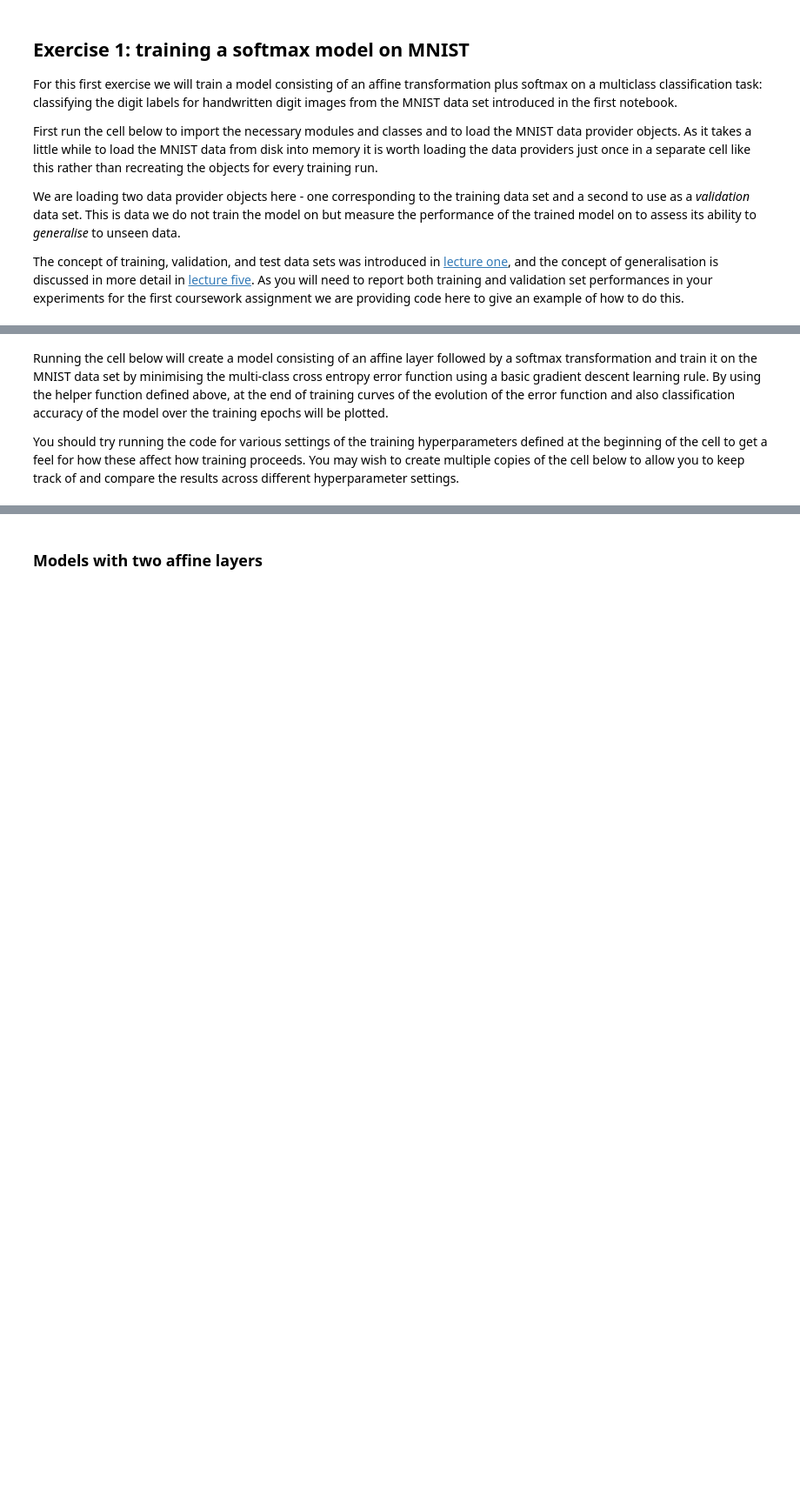
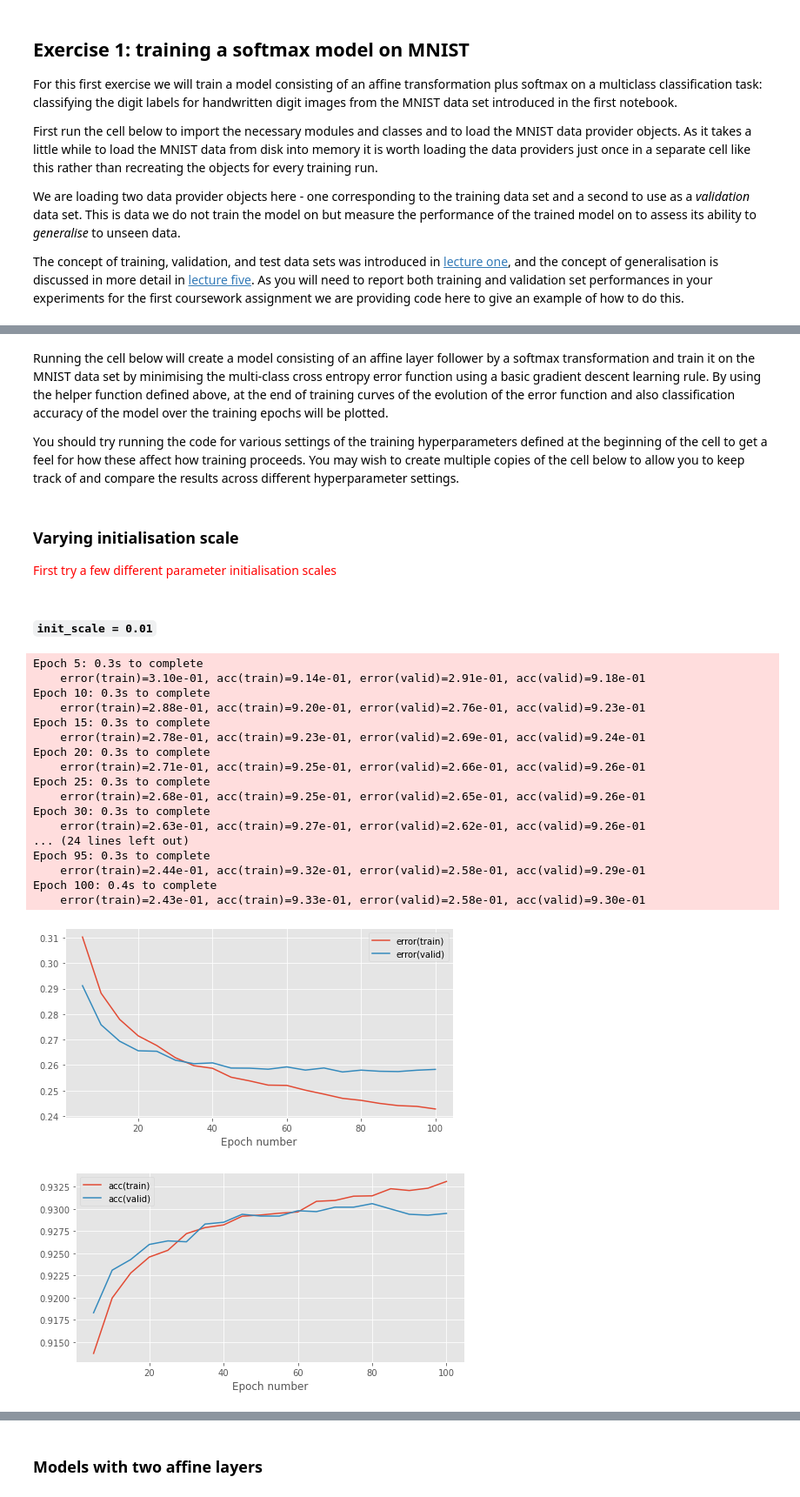
Before and after one commit to KareemAlaa2001/mlpractical-sem1, a Jupyter notebook: notebooks/03_Multiple_layer_models.ipynb, the cells around one changed output, grey strips where cells are left out. Shown at 87% size. Cells and saved outputs as stored; diff of their text form; code cells hidden in the pictures; blank space fills up the shorter version.

```diff
--- a/notebooks/03_Multiple_layer_models.ipynb
+++ b/notebooks/03_Multiple_layer_models.ipynb
@@ -205,7 +218,7 @@ def train_model_and_plot_stats(
 
     # Run the optimiser for 5 epochs (full passes through the training set)
     # printing statistics every epoch.
-    stats, keys, _ = optimiser.train(num_epochs=num_epochs, stats_interval=stats_interval)
+    stats, keys, run_time = optimiser.train(num_epochs=num_epochs, stats_interval=stats_interval)
 
     # Plot the change in the validation and training set error over training.
     fig_1 = plt.figure(figsize=(8, 4))
@@ -225,8 +238,70 @@ def train_model_and_plot_stats(
     ax_2.legend(loc=0)
     ax_2.set_xlabel('Epoch number')
 
-    return stats, keys, fig_1, ax_1, fig_2, ax_2
+    return stats, keys, run_time, fig_1, ax_1, fig_2, ax_2
 # %% [markdown]
-Running the cell below will create a model consisting of an affine layer followed by a softmax transformation and train it on the MNIST data set by minimising the multi-class cross entropy error function using a basic gradient descent learning rule. By using the helper function defined above, at the end of training curves of the evolution of the error function and also classification accuracy of the model over the training epochs will be plotted.
+Running the cell below will create a model consisting of an affine layer follower by a softmax transformation and train it on the MNIST data set by minimising the multi-class cross entropy error function using a basic gradient descent learning rule. By using the helper function defined above, at the end of training curves of the evolution of the error function and also classification accuracy of the model over the training epochs will be plotted.
 
 You should try running the code for various settings of the training hyperparameters defined at the beginning of the cell to get a feel for how these affect how training proceeds. You may wish to create multiple copies of the cell below to allow you to keep track of and compare the results across different hyperparameter settings.
+# %% [markdown]
+### Varying initialisation scale
+
+<span style="color:red">First try a few different parameter initialisation scales</span>
+# %% [markdown]
+#### `init_scale = 0.01`
+# %%
+# Set training run hyperparameters
+batch_size = 100  # number of data points in a batch
+init_scale = 0.01  # scale for random parameter initialisation
+learning_rate = 0.1  # learning rate for gradient descent
+num_epochs = 100  # number of training epochs to perform
+stats_interval = 5  # epoch interval between recording and printing stats
+
+# Reset random number generator and data provider states on each run
+# to ensure reproducibility of results
+rng.seed(seed)
+train_data.reset()
+valid_data.reset()
+
+# Alter data-provider batch size
+train_data.batch_size = batch_size
+valid_data.batch_size = batch_size
+
+# Create a parameter initialiser which will sample random uniform values
+# from [-init_scale, init_scale]
+param_init = UniformInit(-init_scale, init_scale, rng=rng)
+
+# Create affine + softmax model
+model = MultipleLayerModel([
+    AffineLayer(input_dim, output_dim, param_init, param_init),
+    SoftmaxLayer()
+])
+
+# Initialise a cross entropy error object
+error = CrossEntropyError()
+
+# Use a basic gradient descent learning rule
+learning_rule = GradientDescentLearningRule(learning_rate=learning_rate)
+
+_ = train_model_and_plot_stats(
+    model, error, learning_rule, train_data, valid_data, num_epochs, stats_interval)
+# %% [output]
+Epoch 5: 0.3s to complete
+    error(train)=3.10e-01, acc(train)=9.14e-01, error(valid)=2.91e-01, acc(valid)=9.18e-01
+Epoch 10: 0.3s to complete
+    error(train)=2.88e-01, acc(train)=9.20e-01, error(valid)=2.76e-01, acc(valid)=9.23e-01
+Epoch 15: 0.3s to complete
+    error(train)=2.78e-01, acc(train)=9.23e-01, error(valid)=2.69e-01, acc(valid)=9.24e-01
+Epoch 20: 0.3s to complete
+    error(train)=2.71e-01, acc(train)=9.25e-01, error(valid)=2.66e-01, acc(valid)=9.26e-01
+Epoch 25: 0.3s to complete
+    error(train)=2.68e-01, acc(train)=9.25e-01, error(valid)=2.65e-01, acc(valid)=9.26e-01
+Epoch 30: 0.3s to complete
+    error(train)=2.63e-01, acc(train)=9.27e-01, error(valid)=2.62e-01, acc(valid)=9.26e-01
+... (24 lines left out)
+Epoch 95: 0.3s to complete
+    error(train)=2.44e-01, acc(train)=9.32e-01, error(valid)=2.58e-01, acc(valid)=9.29e-01
+Epoch 100: 0.4s to complete
+    error(train)=2.43e-01, acc(train)=9.33e-01, error(valid)=2.58e-01, acc(valid)=9.30e-01
+[figure, added]
+[figure, added]
```
Also changed, not shown: parts of 33 cells of this notebook.
